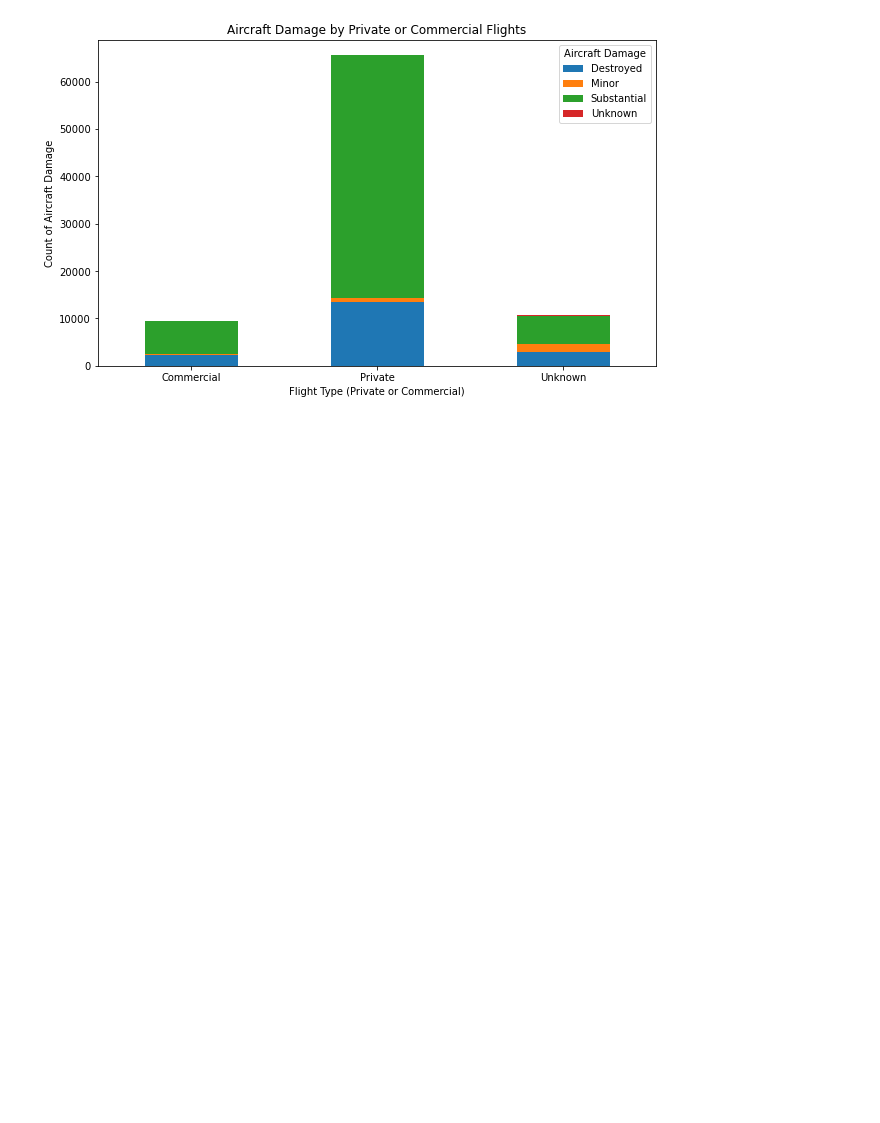
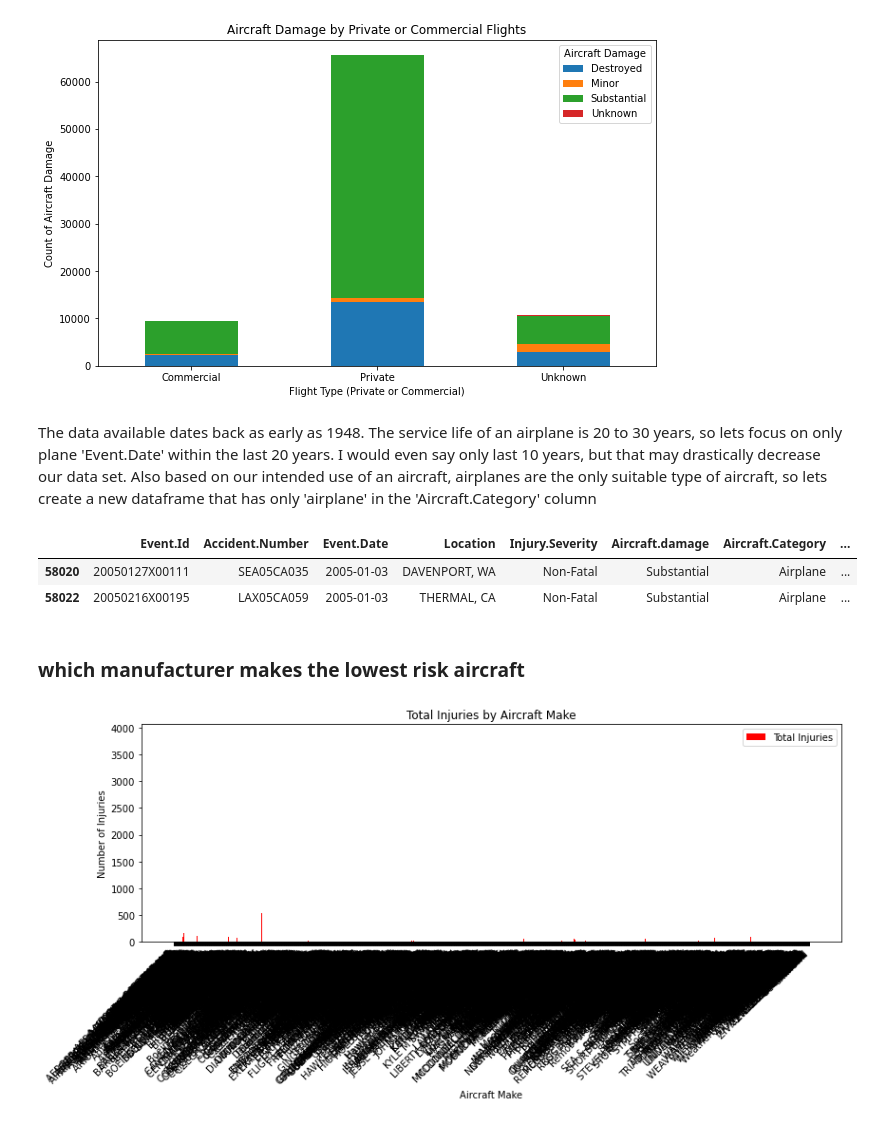
Before and after one commit to rahroy82/Aircraft-analysis, a Jupyter notebook: aircraft_analysis.ipynb, the cells around one changed output. Cells and saved outputs as stored; diff of their text form; code cells hidden in the pictures; blank space fills up the shorter version.

```diff
--- a/aircraft_analysis.ipynb
+++ b/aircraft_analysis.ipynb
@@ -231,3 +232,44 @@ plt.legend(title="Aircraft Damage")
 plt.show()
 # %% [output]
 [figure]
+# %% [markdown]
+The data available dates back as early as 1948. The service life of an airplane is 20 to 30 years, so lets focus on only plane 'Event.Date' within the last 20 years. I would even say only last 10 years, but that may drastically decrease our data set. Also based on our intended use of an aircraft, airplanes are the only suitable type of aircraft, so lets create a new dataframe that has only 'airplane' in the 'Aircraft.Category' column
+# %%
+ap_after_2004 = data_subset[(data_subset['Aircraft.Category'] == 'Airplane')
+                & (data_subset['Event.Date'] >= '2005-01-01')].copy()
+ap_after_2004.head(2)
+# %% [output]
+|  | Event.Id | Accident.Number | Event.Date | Location | Injury.Severity | Aircraft.damage | Aircraft.Category | ... |
+| 58020 | 20050127X00111 | SEA05CA035 | 2005-01-03 | DAVENPORT, WA | Non-Fatal | Substantial | Airplane | ... |
+| 58022 | 20050216X00195 | LAX05CA059 | 2005-01-03 | THERMAL, CA | Non-Fatal | Substantial | Airplane | ... |
+# %% [markdown]
+### which manufacturer makes the lowest risk aircraft
+# %%
+import matplotlib.pyplot as plt
+import pandas as pd
+
+
+# Group by 'Make', summing up injuries
+grouped_df = ap_after_2004.groupby(['Make'])[['Total.Injuries']].sum().reset_index()
+
+# Create figure and axis
+fig, ax = plt.subplots(figsize=(12, 6))
+
+# Plot bar chart for Total Injuries
+ax.bar(grouped_df['Make'], grouped_df['Total.Injuries'], color='red', label='Total Injuries')
+
+# X-axis labels (Make)
+ax.set_xticks(range(len(grouped_df)))
+ax.set_xticklabels(grouped_df['Make'], rotation=45, ha="right")
+
+# Labels and title
+ax.set_xlabel('Aircraft Make')
+ax.set_ylabel('Number of Injuries')
+ax.set_title('Total Injuries by Aircraft Make')
+ax.legend()
+
+# Show plot
+plt.tight_layout()
+plt.show()
+# %% [output]
+[figure, added]
```
Also changed, not shown: parts of 9 cells of this notebook.
